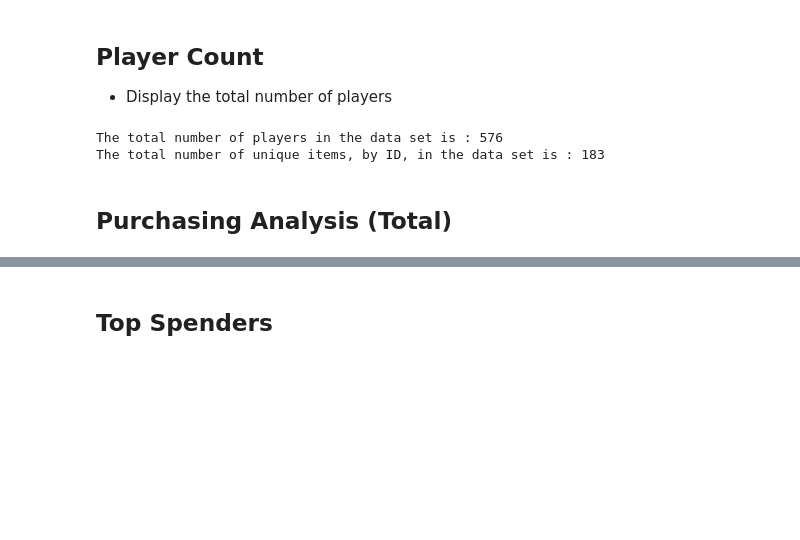
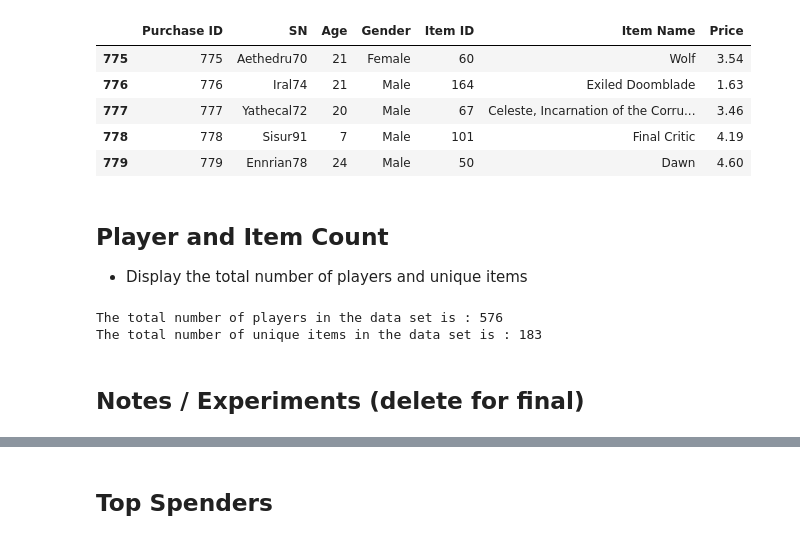
Before and after one commit to mhflynn/Pandas-Challege, a Jupyter notebook: HeroesOfPymoli.ipynb, the cells around one changed output, grey strips where cells are left out. Saved outputs shown, nothing was run; the diff lists cells and outputs as text; code cells hidden in the pictures; blank space fills up the shorter version.

```diff
--- a/HeroesOfPymoli.ipynb
+++ b/HeroesOfPymoli.ipynb
@@ -29,11 +34,24 @@ purchase_data.head()
+# %%
+# Show the 'tail' rows of the data set
+purchase_data.tail()
+# %% [output]
+|  | Purchase ID | SN | Age | Gender | Item ID | Item Name | Price |
+| 775 | 775 | Aethedru70 | 21 | Female | 60 | Wolf | 3.54 |
+| 776 | 776 | Iral74 | 21 | Male | 164 | Exiled Doomblade | 1.63 |
+| 777 | 777 | Yathecal72 | 20 | Male | 67 | Celeste, Incarnation of the Corru... | 3.46 |
+| 778 | 778 | Sisur91 | 7 | Male | 101 | Final Critic | 4.19 |
+| 779 | 779 | Ennrian78 | 24 | Male | 50 | Dawn | 4.60 |
 # %% [markdown]
-## Player Count
-* Display the total number of players
+## Player and Item Count
+* Display the total number of players and unique items
 # %%
-print(f'The total number of players in the data set is : {purchase_data["SN"].nunique()}')
-print(f'The total number of unique items, by ID, in the data set is : {purchase_data["Item ID"].nunique()}')
+# Print total number of players and items
+playerCnt = purchase_data["SN"].nunique()
+itemCnt = purchase_data["Item ID"].nunique()
+print(f'The total number of players in the data set is : {playerCnt}')
+print(f'The total number of unique items in the data set is : {itemCnt}')
 # %% [output]
 The total number of players in the data set is : 576
-The total number of unique items, by ID, in the data set is : 183
+The total number of unique items in the data set is : 183
-# %% [markdown]
-## Purchasing Analysis (Total)
+# %% [markdown]
+## Notes / Experiments (delete for final)
```
Also changed, not shown: parts of 37 cells of this notebook.
